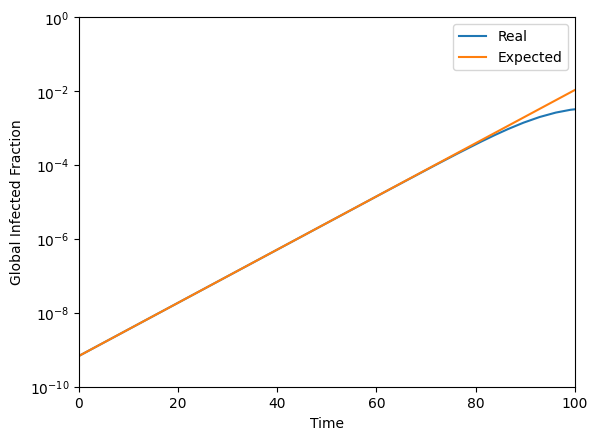
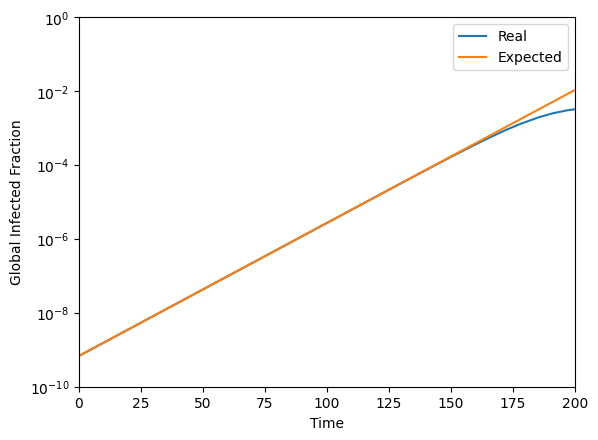
The notebook cell's code change between the first figure and the second:
--- before
+++ after
@@ -4,9 +4,9 @@
 
 plt.plot(result["t"], global_i_frac, label="Real")
-plt.plot(result["t"], global_i_frac[0] * np.exp(((eff_reproduction2 - 1) / 14 * result["t"])), label="Expected")
+plt.plot(result["t"], global_i_frac[0] * np.exp(((eff_reproduction2 - 1) / r_time * result["t"])), label="Expected")
 
 plt.yscale('log')
 plt.ylim((1e-10, 1))
-plt.xlim((0, 100))
+plt.xlim((0, 200))
 
 plt.xlabel("Time")

Commit: 약간 수정